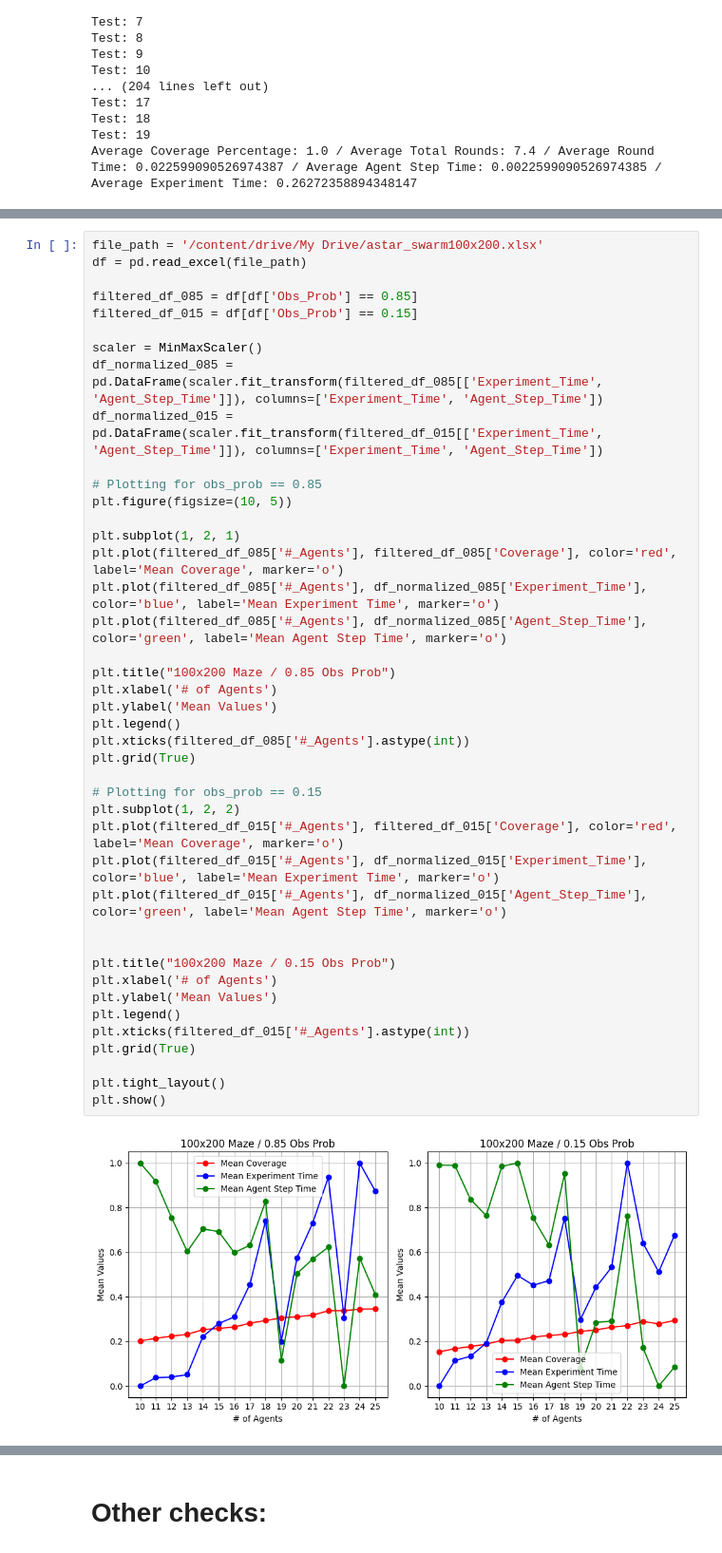
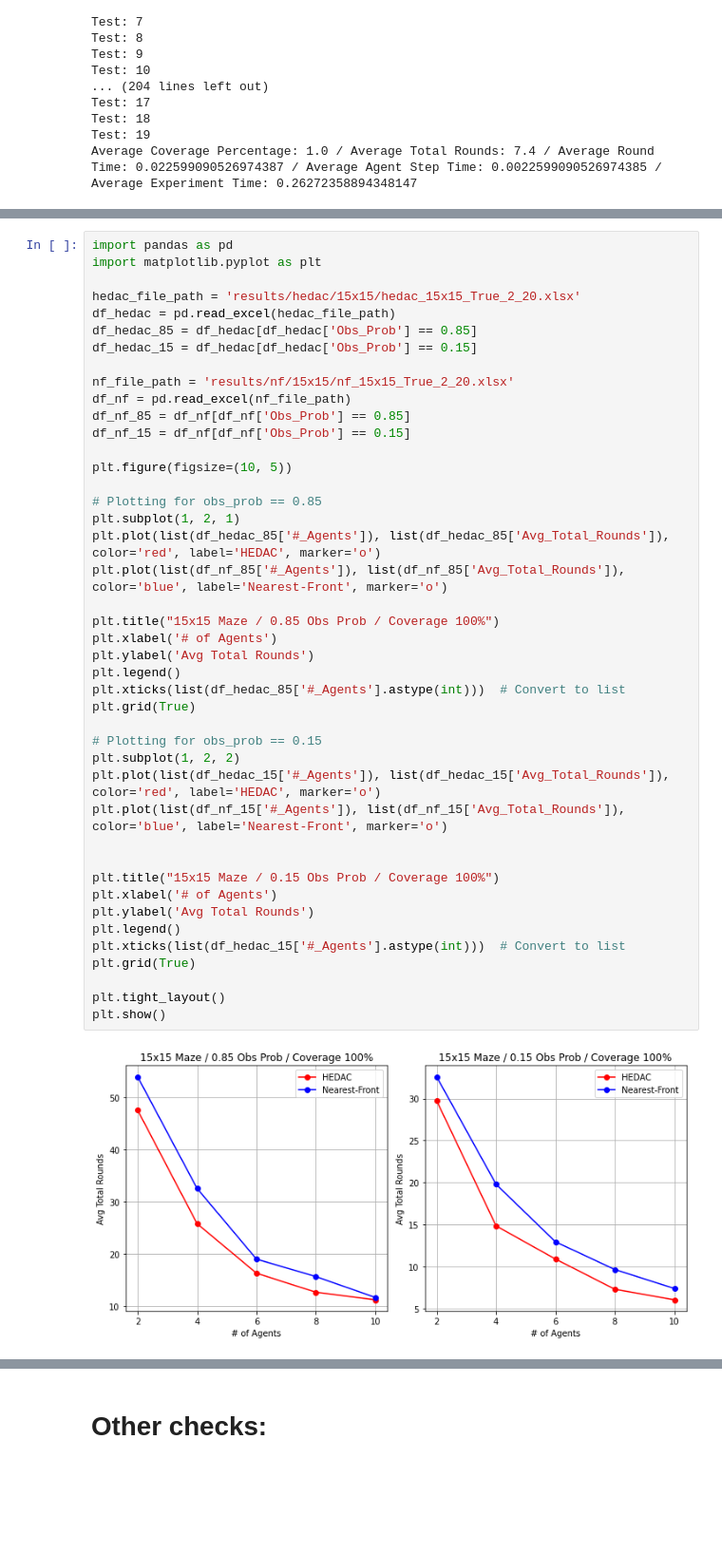
Before and after one commit to manouslinard/multiagent-exploration, a Jupyter notebook: Swarm_RL-Manousos.ipynb, the cells around one changed output, grey strips where cells are left out. Shown at 95% size. Saved outputs shown, nothing was run; the diff lists cells and outputs as text; blank space fills up the shorter version.

Commit message:
plot 15x15 hedac&nf

```diff
--- a/Swarm_RL-Manousos.ipynb
+++ b/Swarm_RL-Manousos.ipynb
@@ -1112,44 +1112,45 @@ Mean agent step time is just the mean episode time divived by the number of agen
 # %%
-file_path = '/content/drive/My Drive/astar_swarm100x200.xlsx'
-df = pd.read_excel(file_path)
+import pandas as pd
+import matplotlib.pyplot as plt
 
-filtered_df_085 = df[df['Obs_Prob'] == 0.85]
-filtered_df_015 = df[df['Obs_Prob'] == 0.15]
+hedac_file_path = 'results/hedac/15x15/hedac_15x15_True_2_20.xlsx'
+df_hedac = pd.read_excel(hedac_file_path)
+df_hedac_85 = df_hedac[df_hedac['Obs_Prob'] == 0.85]
+df_hedac_15 = df_hedac[df_hedac['Obs_Prob'] == 0.15]
 
-scaler = MinMaxScaler()
-df_normalized_085 = pd.DataFrame(scaler.fit_transform(filtered_df_085[['Experiment_Time', 'Agent_Step_Time']]), columns=['Experiment_Time', 'Agent_Step_Time'])
-df_normalized_015 = pd.DataFrame(scaler.fit_transform(filtered_df_015[['Experiment_Time', 'Agent_Step_Time']]), columns=['Experiment_Time', 'Agent_Step_Time'])
+nf_file_path = 'results/nf/15x15/nf_15x15_True_2_20.xlsx'
+df_nf = pd.read_excel(nf_file_path)
+df_nf_85 = df_nf[df_nf['Obs_Prob'] == 0.85]
+df_nf_15 = df_nf[df_nf['Obs_Prob'] == 0.15]
+
+plt.figure(figsize=(10, 5))
 
 # Plotting for obs_prob == 0.85
-plt.figure(figsize=(10, 5))
+plt.subplot(1, 2, 1)
+plt.plot(list(df_hedac_85['#_Agents']), list(df_hedac_85['Avg_Total_Rounds']), color='red', label='HEDAC', marker='o')
+plt.plot(list(df_nf_85['#_Agents']), list(df_nf_85['Avg_Total_Rounds']), color='blue', label='Nearest-Front', marker='o')
 
-plt.subplot(1, 2, 1)
-plt.plot(filtered_df_085['#_Agents'], filtered_df_085['Coverage'], color='red', label='Mean Coverage', marker='o')
-plt.plot(filtered_df_085['#_Agents'], df_normalized_085['Experiment_Time'], color='blue', label='Mean Experiment Time', marker='o')
-plt.plot(filtered_df_085['#_Agents'], df_normalized_085['Agent_Step_Time'], color='green', label='Mean Agent Step Time', marker='o')
-
-plt.title("100x200 Maze / 0.85 Obs Prob")
+plt.title("15x15 Maze / 0.85 Obs Prob / Coverage 100%")
 plt.xlabel('# of Agents')
-plt.ylabel('Mean Values')
+plt.ylabel('Avg Total Rounds')
 plt.legend()
-plt.xticks(filtered_df_085['#_Agents'].astype(int))
+plt.xticks(list(df_hedac_85['#_Agents'].astype(int)))  # Convert to list
 plt.grid(True)
 
 # Plotting for obs_prob == 0.15
 plt.subplot(1, 2, 2)
-plt.plot(filtered_df_015['#_Agents'], filtered_df_015['Coverage'], color='red', label='Mean Coverage', marker='o')
-plt.plot(filtered_df_015['#_Agents'], df_normalized_015['Experiment_Time'], color='blue', label='Mean Experiment Time', marker='o')
-plt.plot(filtered_df_015['#_Agents'], df_normalized_015['Agent_Step_Time'], color='green', label='Mean Agent Step Time', marker='o')
+plt.plot(list(df_hedac_15['#_Agents']), list(df_hedac_15['Avg_Total_Rounds']), color='red', label='HEDAC', marker='o')
+plt.plot(list(df_nf_15['#_Agents']), list(df_nf_15['Avg_Total_Rounds']), color='blue', label='Nearest-Front', marker='o')
 
 
-plt.title("100x200 Maze / 0.15 Obs Prob")
+plt.title("15x15 Maze / 0.15 Obs Prob / Coverage 100%")
 plt.xlabel('# of Agents')
-plt.ylabel('Mean Values')
+plt.ylabel('Avg Total Rounds')
 plt.legend()
-plt.xticks(filtered_df_015['#_Agents'].astype(int))
+plt.xticks(list(df_hedac_15['#_Agents'].astype(int)))  # Convert to list
 plt.grid(True)
 
 plt.tight_layout()
 plt.show()
 # %% [output]
-[figure, old version]
+[figure, new version]
```
Also changed, not shown: parts of 4 cells of this notebook.
